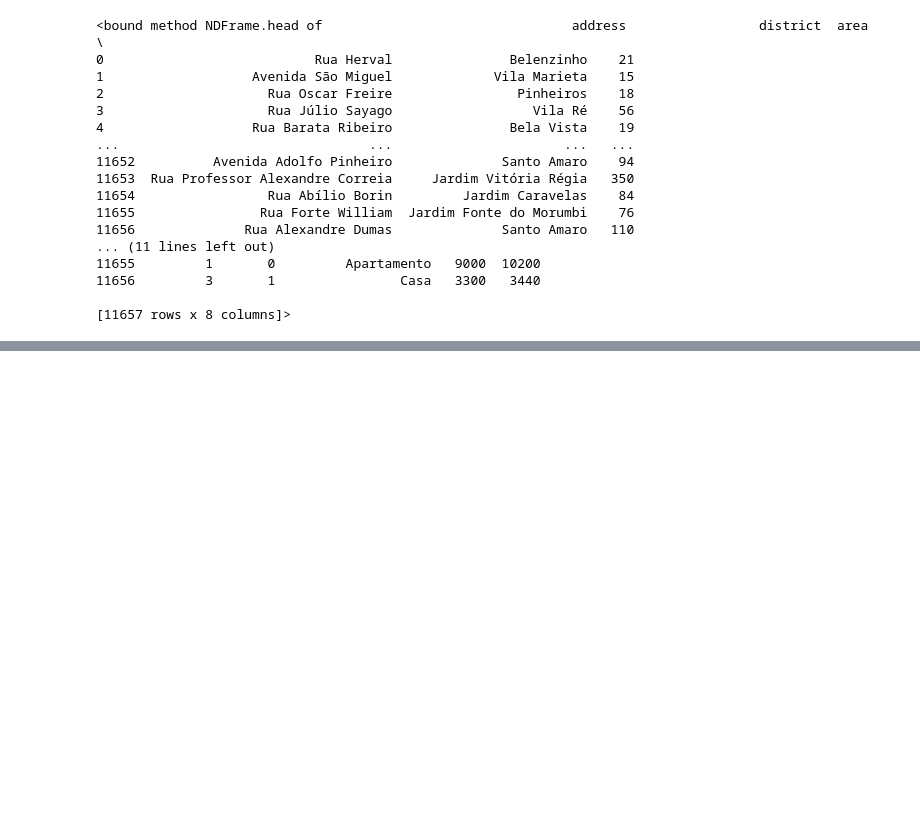
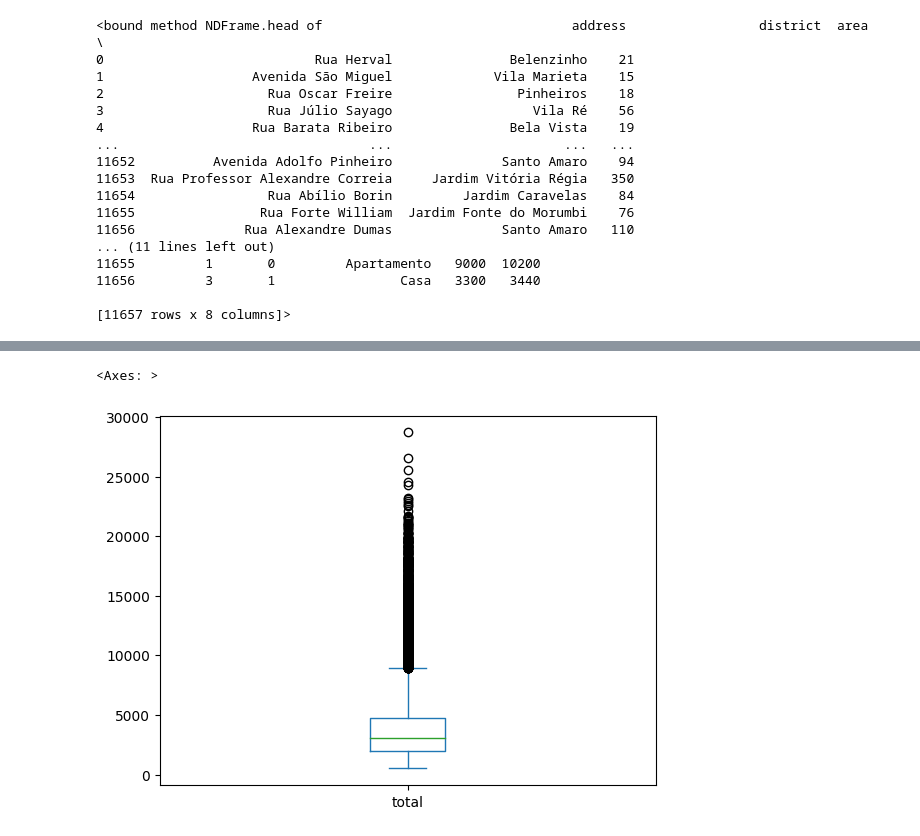
Before and after one commit to kimju03/aluguel-de-casa-em-SP, a Jupyter notebook: analise.ipynb, the cells around one changed output, grey strips where cells are left out. Saved outputs shown, nothing was run; the diff lists cells and outputs as text; code cells hidden in the pictures; blank space fills up the shorter version.

```diff
--- a/analise.ipynb
+++ b/analise.ipynb
@@ -54,0 +177,4 @@ data.head
+# %%
+# Filitrando esse valor
+data= data.sort_values(by='rent', ascending=False)
+print(data.head(20))
@@ -54,0 +199,8 @@ data.head
+# %%
+# Encontrar o índice da linha que contém o valor máximo na coluna 'rent'
+indice_max_rent = data['rent'].idxmax()
+
+# Remover a linha que contém o valor máximo na coluna 'rent'
+data = data.drop(index=indice_max_rent)
+
+print(data)
@@ -54,0 +225,6 @@ data.head
+# %%
+# Na coluna total
+data.total.plot.box()
+# %% [output]
+<Axes: >
+[figure, added]
```
Also changed, not shown: parts of 17 cells of this notebook, 3 other files.
